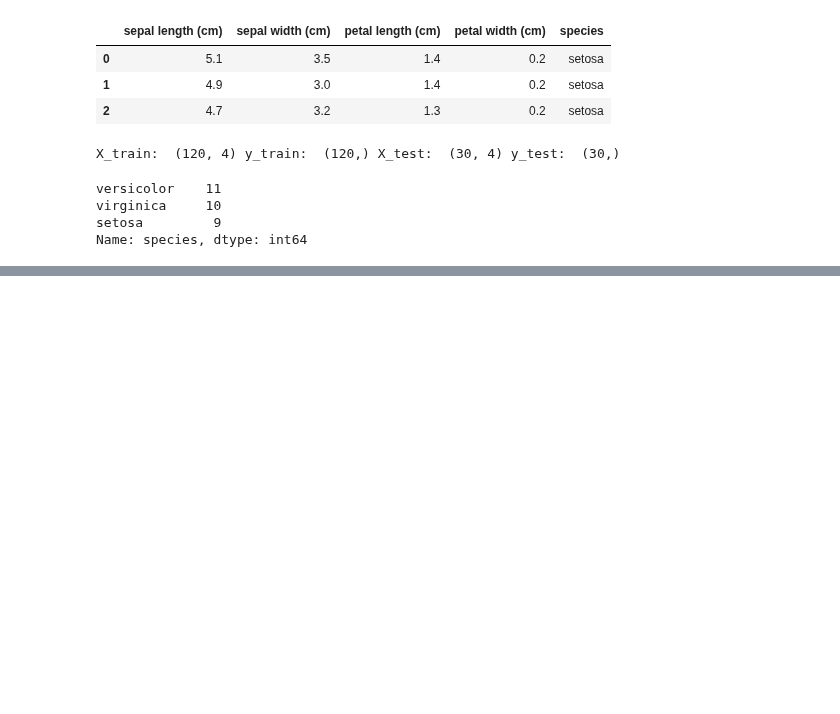
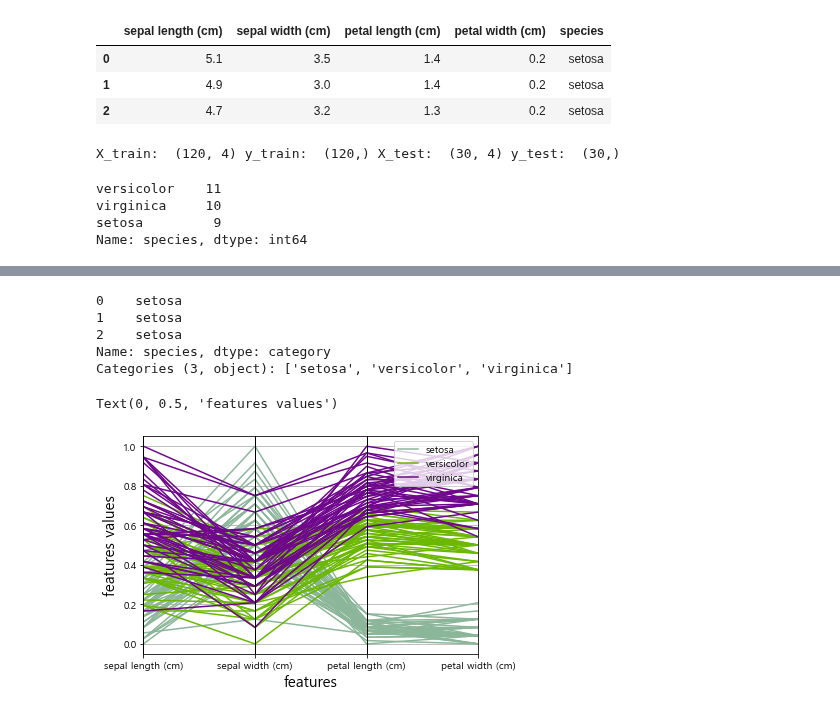
Before and after one commit to jinhuioh/Hi_ai, a Jupyter notebook: data11-day64/iris_scaling_3.ipynb, the cells around one changed output, grey strips where cells are left out. Drawn from its saved outputs; the diff is of its cells as text; code cells hidden in the pictures; blank space fills up the shorter version.

```diff
--- a/data11-day64/iris_scaling_3.ipynb
+++ b/data11-day64/iris_scaling_3.ipynb
@@ -283,0 +308,4 @@ X_train_s = pd.DataFrame(ss_X_train, columns=)
+# %%
+#정규화해서 df로 만들어보자.
+X_train_m = pd.DataFrame(ms.fit_transform(X_train),columns=X_train.columns)
+X_train_m.head()
@@ -283,0 +329,6 @@ X_train_s = pd.DataFrame(ss_X_train, columns=)
+# %%
+##전체로 해보자.
+X_test_values = (ms.fit_transform(df.iloc[:,:-1]))
+# %%
+ms_df =  pd.DataFrame(data=X_test_values, columns=iris.feature_names)
+ms_df.head()
@@ -283,0 +342,21 @@ X_train_s = pd.DataFrame(ss_X_train, columns=)
+# %%
+ms_df['species'] = iris.target
+ms_df['species'] = ms_df['species'].astype('category')
+ms_df['species'] = ms_df['species'].cat.rename_categories(iris.target_names)
+ms_df['species'][:3]
+# %% [output]
+0    setosa
+1    setosa
+2    setosa
+Name: species, dtype: category
+Categories (3, object): ['setosa', 'versicolor', 'virginica']
+# %%
+#Nomalization중 MinMaxScaler()함수를 이용하여
+#정규화 한 값들로 coordinates그래프를 그려봄.
+#원래 df보다 세부적으로 그려지는 것을 확인 할 수 있다.
+parallel_coordinates(ms_df, 'species')
+plt.xlabel('features', fontsize=15)
+plt.ylabel('features values', fontsize=15)
+# %% [output]
+Text(0, 0.5, 'features values')
+[figure, added]
```
Also changed, not shown: parts of 16 cells of this notebook, 1 other file.
